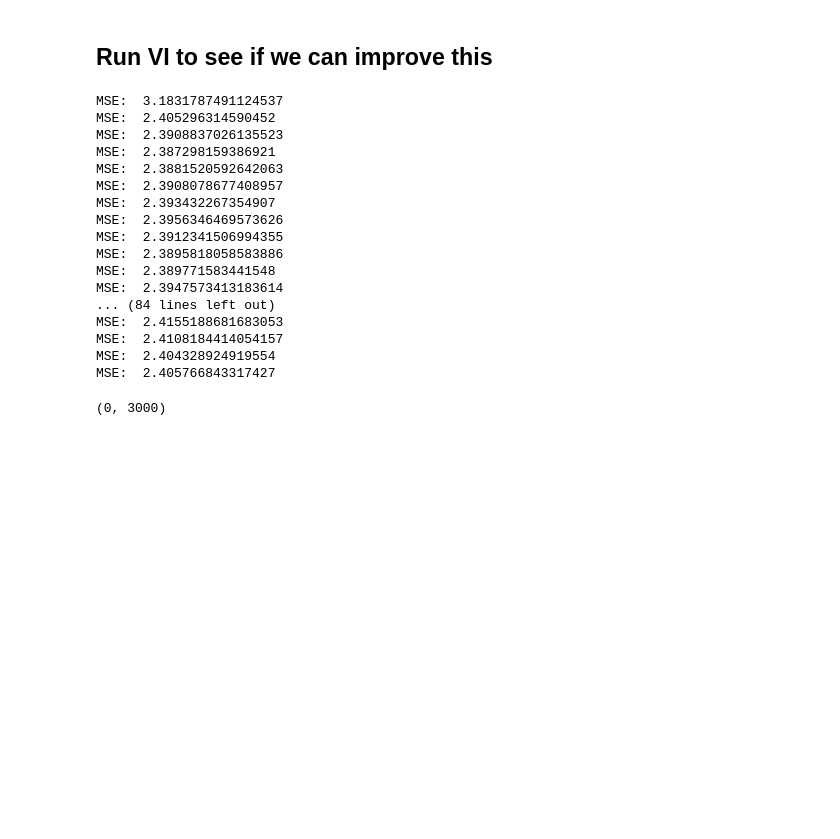
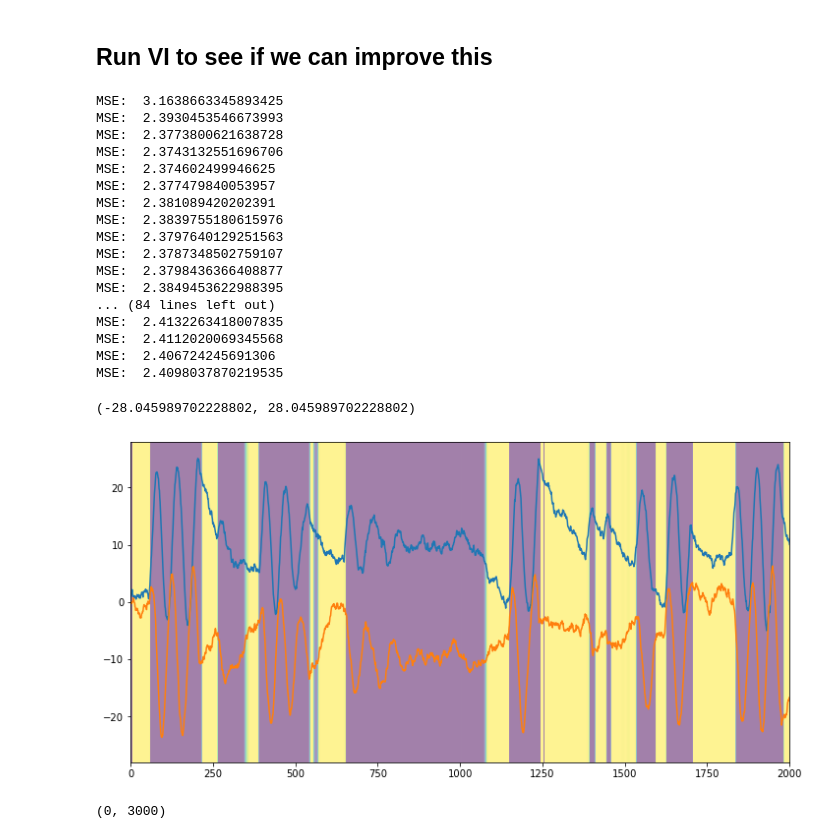
Before and after one commit to themattinthehatt/behavenet, a Jupyter notebook: behavenet/analyses/notebooks/bayesian_decoder.ipynb, the cells around one changed output. Drawn from its saved outputs; the diff is of its cells as text; code cells hidden in the pictures; blank space fills up the shorter version.

```diff
--- a/behavenet/analyses/notebooks/bayesian_decoder.ipynb
+++ b/behavenet/analyses/notebooks/bayesian_decoder.ipynb
@@ -388,7 +400,7 @@ def _info_params(mu0, Sigma0, As, bs, Qs, q_mu_x, q_Sigma_x, Sigma_infty, mu_inf
     J_obs = (np.linalg.inv(q_Sigma_x) - np.linalg.inv(Sigma_infty))[z_sample]
     h_recog = np.linalg.solve(q_Sigma_x, q_mu_x.T).T
     h_infty = np.linalg.solve(Sigma_infty, mu_infty)[z_sample]
-    h_obs = h_recog + h_infty
+    h_obs = h_recog - h_infty
     log_Z_obs = np.zeros(T)
 
     return J0, h0, log_Z0, \
@@ -459,23 +471,46 @@ for i in range(n_iter):
 
     print("MSE: ", np.mean((Ex - xs)**2))
 # %% [output]
-MSE:  3.1831787491124537
-MSE:  2.405296314590452
-MSE:  2.3908837026135523
-MSE:  2.387298159386921
-MSE:  2.3881520592642063
-MSE:  2.3908078677408957
-MSE:  2.393432267354907
-MSE:  2.3956346469573626
-MSE:  2.3912341506994355
-MSE:  2.3895818058583886
-MSE:  2.389771583441548
-MSE:  2.3947573413183614
+MSE:  3.1638663345893425
+MSE:  2.3930453546673993
+MSE:  2.3773800621638728
+MSE:  2.3743132551696706
+MSE:  2.374602499946625
+MSE:  2.377479840053957
+MSE:  2.381089420202391
+MSE:  2.3839755180615976
+MSE:  2.3797640129251563
+MSE:  2.3787348502759107
+MSE:  2.3798436366408877
+MSE:  2.3849453622988395
 ... (84 lines left out)
-MSE:  2.4155188681683053
-MSE:  2.4108184414054157
-MSE:  2.404328924919554
-MSE:  2.405766843317427
+MSE:  2.4132263418007835
+MSE:  2.4112020069345568
+MSE:  2.406724245691306
+MSE:  2.4098037870219535
+# %%
+from matplotlib.gridspec import GridSpec
+xlim = abs(xs).max()
+plt.figure(figsize=(12, 6))
+gs = GridSpec(2, 1, height_ratios=[1, 5])
+plt.subplot(gs[0,0])
+plt.um
+plt.imshow(Ez[:, :1].T, aspect="auto", extent=(0, T, -xlim, xlim), alpha=0.5)
+# plt.plot(ns)
+plt.plot(xs)
+plt.xlim(0, 2000)
+plt.ylim(-xlim, xlim)
+
+
+# plt.figure(figsize=(12, 6))
+# plt.imshow(Ez.T, aspect="auto", cmap="Greys")
+# plt.plot(zs, '-r')
+# # plt.plot(z_sample, '--b')
+# plt.ylim(-0.1, 1.1)
+# plt.xlim([0, 3000])
+# %% [output]
+(-28.045989702228802, 28.045989702228802)
+[figure, added]
 # %%
 plt.figure()
 plt.plot(xs[:, 0], '-k', lw=2)
```
Also changed, not shown: parts of 9 cells of this notebook, 1 other file.
